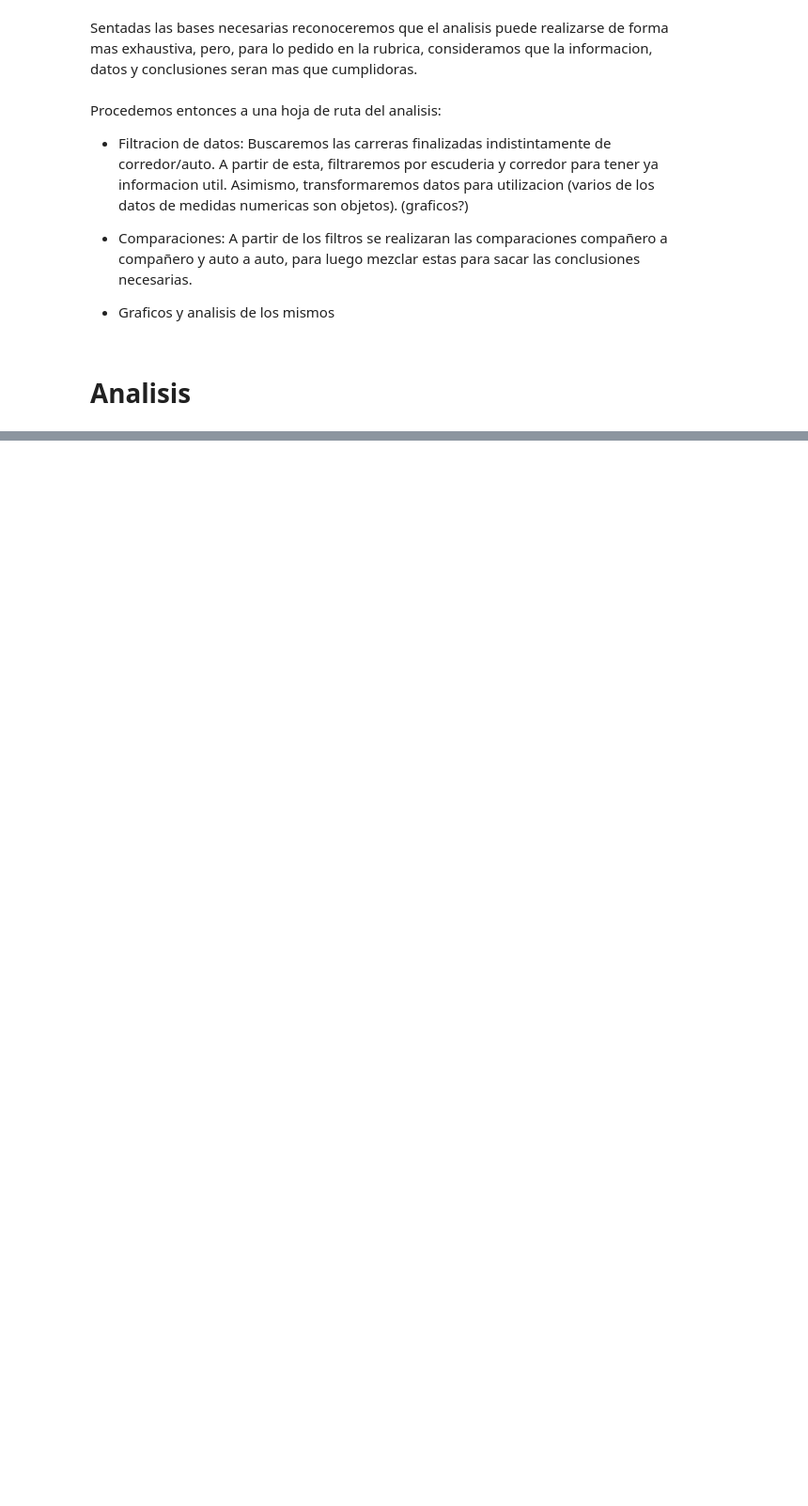
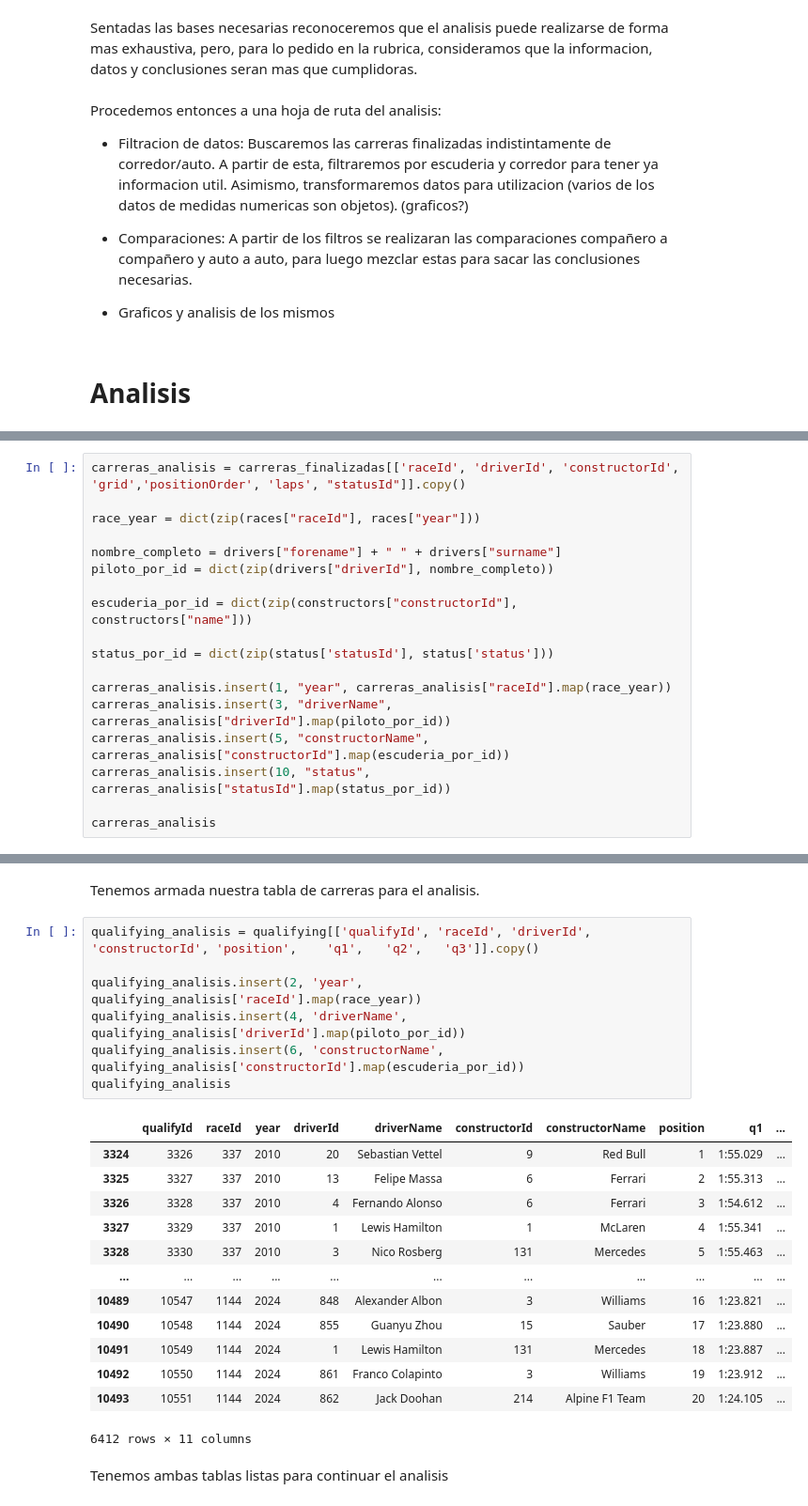
Before and after one commit to Joaquin-Lobato-Adinolfi/TP_LMC_F1_Analysis, a Jupyter notebook: TP_LMC_F1_Analysis.ipynb, the cells around one changed output, grey strips where cells are left out. Shown at 94% size. Cells and saved outputs as stored; diff of their text form; blank space fills up the shorter version.

```diff
--- a/TP_LMC_F1_Analysis.ipynb
+++ b/TP_LMC_F1_Analysis.ipynb
@@ -781,0 +936,18 @@ A partir de estos datos podriamos analizar que conductores y que escuderias logr
+# %%
+carreras_analisis = carreras_finalizadas[['raceId', 'driverId', 'constructorId', 'grid','positionOrder', 'laps', "statusId"]].copy()
+
+race_year = dict(zip(races["raceId"], races["year"]))
+
+nombre_completo = drivers["forename"] + " " + drivers["surname"]
+piloto_por_id = dict(zip(drivers["driverId"], nombre_completo))
+
+escuderia_por_id = dict(zip(constructors["constructorId"], constructors["name"]))
+
+status_por_id = dict(zip(status['statusId'], status['status']))
+
+carreras_analisis.insert(1, "year", carreras_analisis["raceId"].map(race_year))
+carreras_analisis.insert(3, "driverName", carreras_analisis["driverId"].map(piloto_por_id))
+carreras_analisis.insert(5, "constructorName", carreras_analisis["constructorId"].map(escuderia_por_id))
+carreras_analisis.insert(10, "status", carreras_analisis["statusId"].map(status_por_id))
+
+carreras_analisis
@@ -781,0 +968,25 @@ A partir de estos datos podriamos analizar que conductores y que escuderias logr
+# %% [markdown]
+Tenemos armada nuestra tabla de carreras para el analisis.
+# %%
+qualifying_analisis = qualifying[['qualifyId', 'raceId', 'driverId',	'constructorId', 'position',	'q1',	'q2',	'q3']].copy()
+
+qualifying_analisis.insert(2, 'year', qualifying_analisis['raceId'].map(race_year))
+qualifying_analisis.insert(4, 'driverName', qualifying_analisis['driverId'].map(piloto_por_id))
+qualifying_analisis.insert(6, 'constructorName', qualifying_analisis['constructorId'].map(escuderia_por_id))
+qualifying_analisis
+# %% [output]
+|  | qualifyId | raceId | year | driverId | driverName | constructorId | constructorName | position | q1 | ... |
+| 3324 | 3326 | 337 | 2010 | 20 | Sebastian Vettel | 9 | Red Bull | 1 | 1:55.029 | ... |
+| 3325 | 3327 | 337 | 2010 | 13 | Felipe Massa | 6 | Ferrari | 2 | 1:55.313 | ... |
+| 3326 | 3328 | 337 | 2010 | 4 | Fernando Alonso | 6 | Ferrari | 3 | 1:54.612 | ... |
+| 3327 | 3329 | 337 | 2010 | 1 | Lewis Hamilton | 1 | McLaren | 4 | 1:55.341 | ... |
+| 3328 | 3330 | 337 | 2010 | 3 | Nico Rosberg | 131 | Mercedes | 5 | 1:55.463 | ... |
+| ... | ... | ... | ... | ... | ... | ... | ... | ... | ... | ... |
+| 10489 | 10547 | 1144 | 2024 | 848 | Alexander Albon | 3 | Williams | 16 | 1:23.821 | ... |
+| 10490 | 10548 | 1144 | 2024 | 855 | Guanyu Zhou | 15 | Sauber | 17 | 1:23.880 | ... |
+| 10491 | 10549 | 1144 | 2024 | 1 | Lewis Hamilton | 131 | Mercedes | 18 | 1:23.887 | ... |
+| 10492 | 10550 | 1144 | 2024 | 861 | Franco Colapinto | 3 | Williams | 19 | 1:23.912 | ... |
+| 10493 | 10551 | 1144 | 2024 | 862 | Jack Doohan | 214 | Alpine F1 Team | 20 | 1:24.105 | ... |
+6412 rows × 11 columns
+# %% [markdown]
+Tenemos ambas tablas listas para continuar el analisis
```
Also changed, not shown: parts of 27 cells of this notebook.
